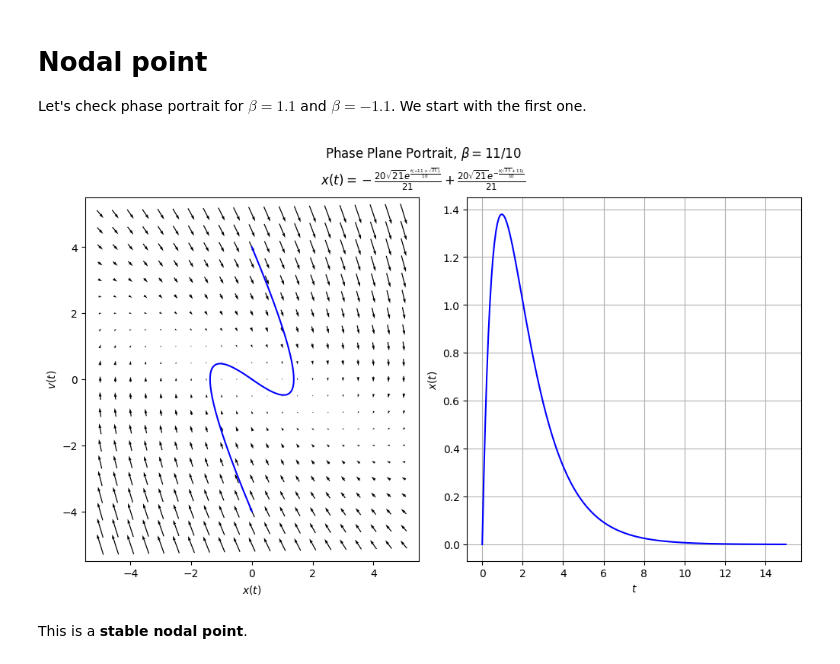
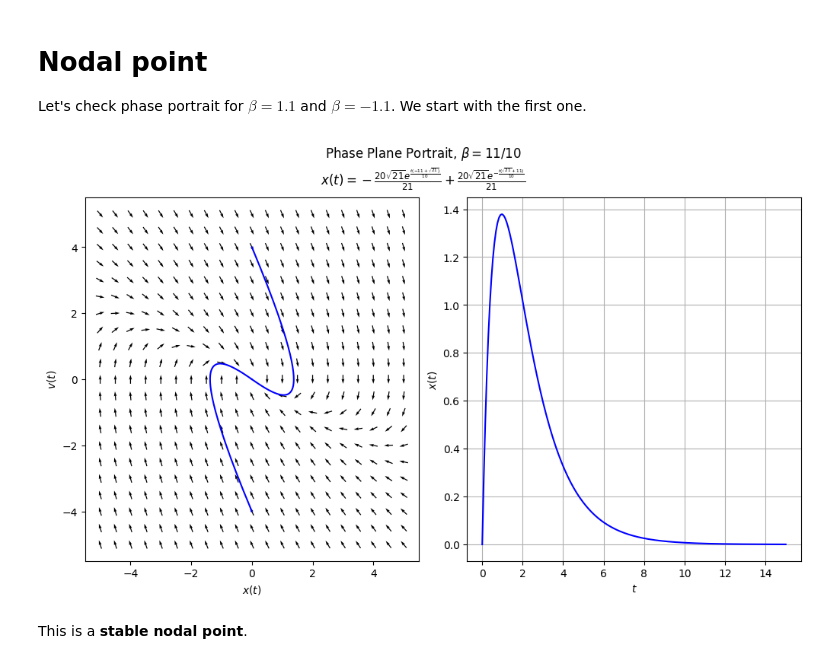
Before and after one commit to Yolonek/NonlinearDynamics, a Jupyter notebook: PhasePlanePortraits.ipynb, the cells around one changed output. Drawn from its saved outputs; the diff is of its cells as text; code cells hidden in the pictures.

```diff
--- a/PhasePlanePortraits.ipynb
+++ b/PhasePlanePortraits.ipynb
@@ -213,15 +213,15 @@ for x_0, v_0 in zip([0, 0], [4, -4]):
         x_values = evaluate_function(sol.rhs, t, t_values)
 # %%
 figure, axes = plt.subplots(1, 2, layout='constrained', figsize=(10, 6))
-phase_portrait([diff_eq_dx, diff_eq_dv], [x, v], parameters, axes[0], normalize=False)
+phase_portrait([diff_eq_dx, diff_eq_dv], [x, v], parameters, axes[0], normalize=True)
 for x_trajectory, v_trajectory in phase_trajectories:
     axes[0].plot(x_trajectory, v_trajectory, color='blue')
 axes[1].plot(t_values, x_values, color='blue')
 axes[1].set(xlabel=f'${sp.latex(t)}$', ylabel=f'${sp.latex(x)}$')
 axes[1].grid()
 _=figure.suptitle(f'Phase Plane Portrait, $\\beta = {beta_val}$\n${sp.latex(sol)}$')
 # %% [output]
-[figure, old version]
+[figure, new version]
 # %% [markdown]
 This is a **stable nodal point**.
 # %% [markdown]
```
Also changed, not shown: 3 other files.
